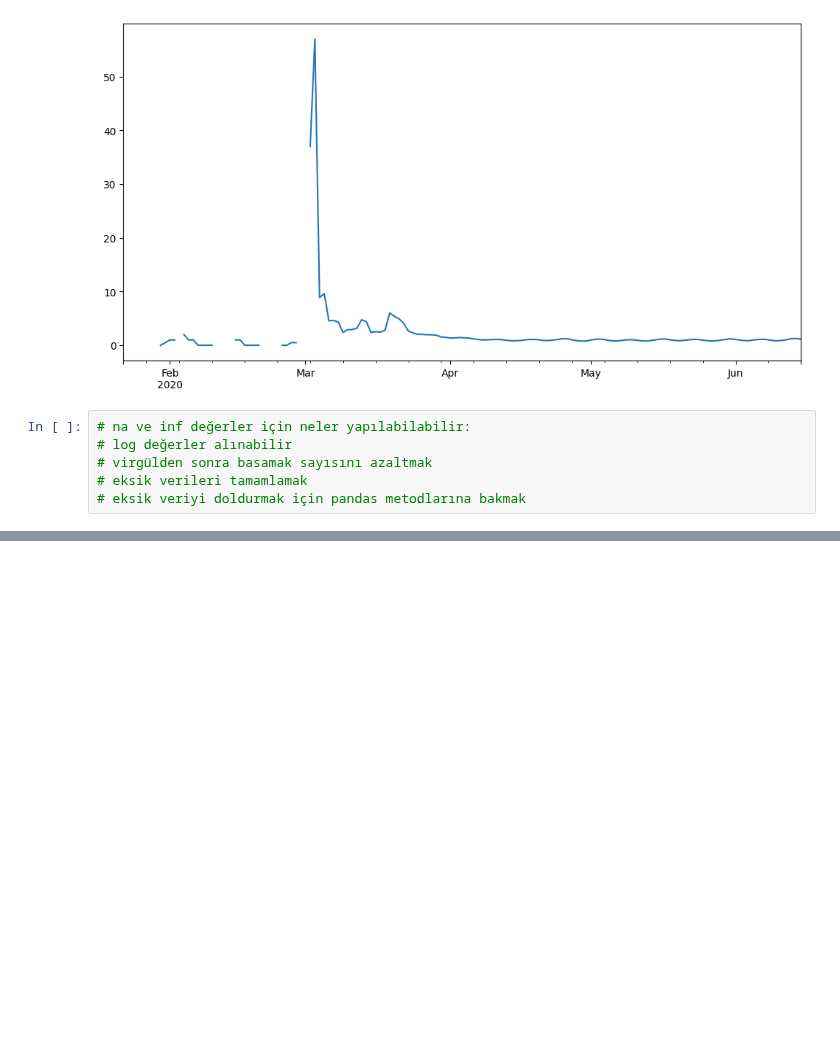
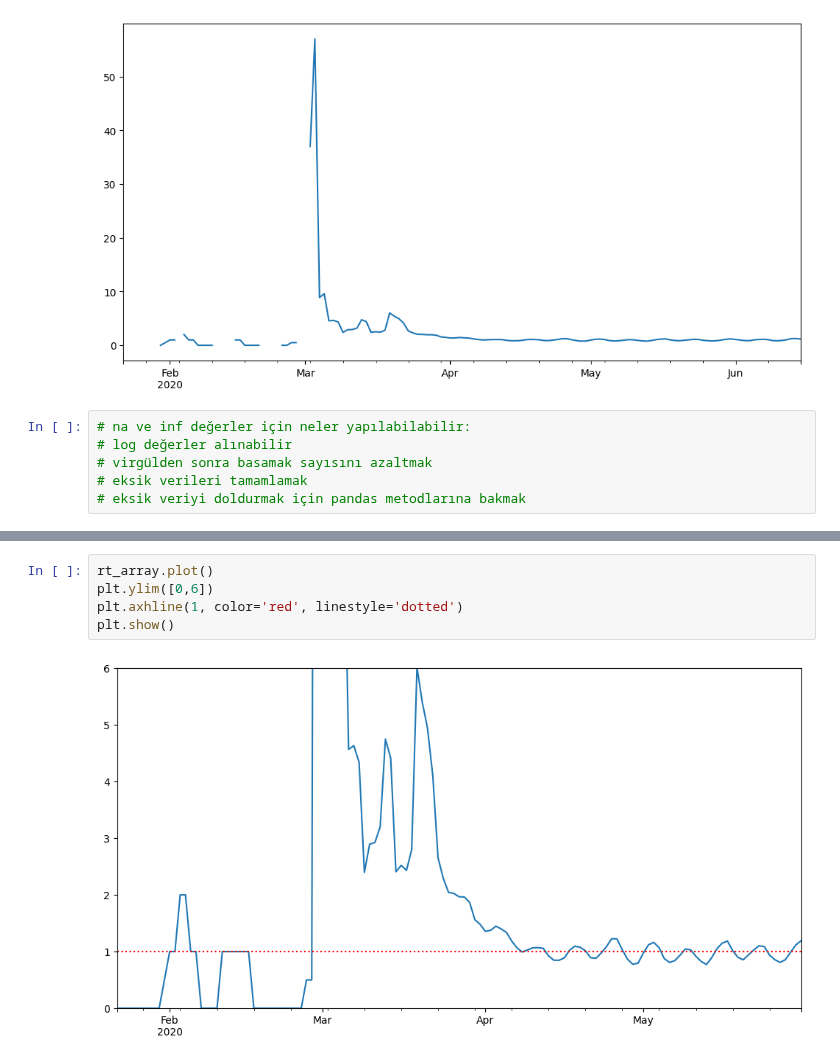
Before and after one commit to Ada-Lovelace-Akademi/data-science, a Jupyter notebook: exercises/week-2-exercise.ipynb, the cells around one changed output, grey strips where cells are left out. Cells and saved outputs as stored; diff of their text form; blank space fills up the shorter version.

```diff
--- a/exercises/week-2-exercise.ipynb
+++ b/exercises/week-2-exercise.ipynb
@@ -482,0 +520,7 @@ plt.show()
+# %%
+rt_array.plot()
+plt.ylim([0,6])
+plt.axhline(1, color='red', linestyle='dotted')
+plt.show()
+# %% [output]
+[figure, added]
```
Also changed, not shown: parts of 8 cells of this notebook.
